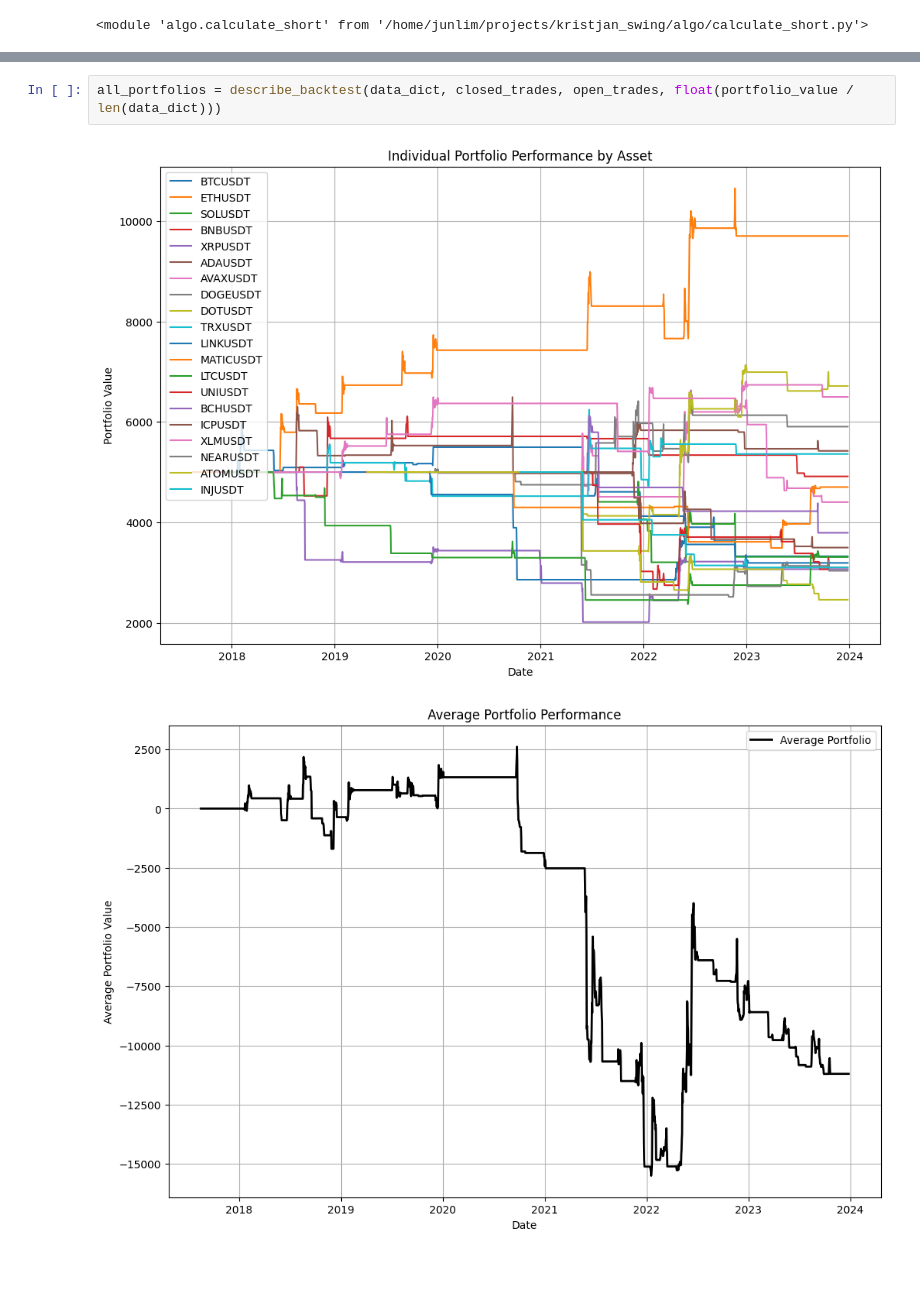
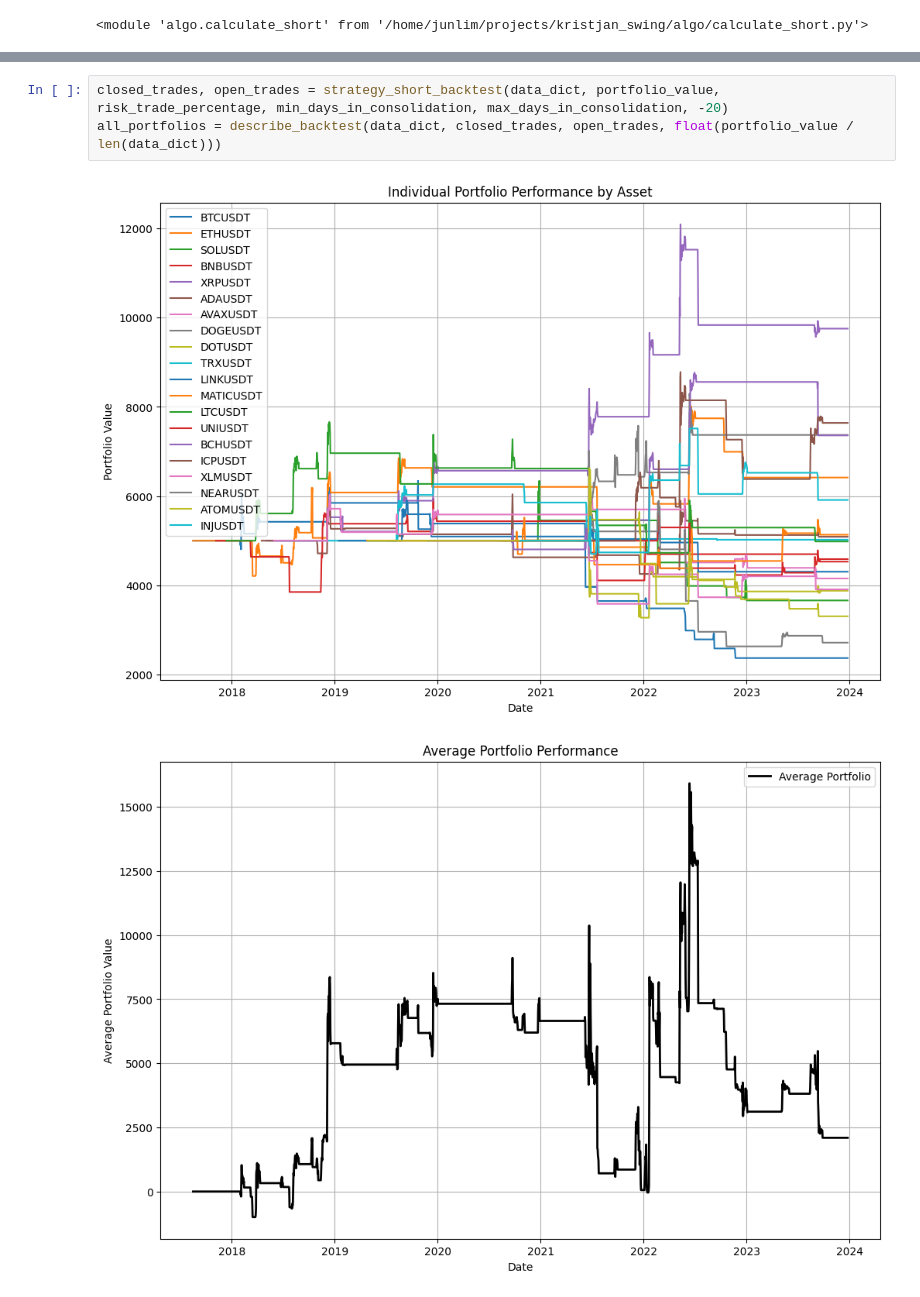
Before and after one commit to sculd/kristjan_swing-, a Jupyter notebook: backtest_kristjan_short.ipynb, the cells around one changed output, grey strips where cells are left out. Saved outputs shown, nothing was run; the diff lists cells and outputs as text; blank space fills up the shorter version.

```diff
--- a/backtest_kristjan_short.ipynb
+++ b/backtest_kristjan_short.ipynb
@@ -103,5 +106,6 @@ closed_trades, open_trades = strategy_short_backtest(data_dict, portfolio_value,
-# %%
-all_portfolios = describe_backtest(data_dict, closed_trades, open_trades, float(portfolio_value / len(data_dict)))
-# %% [output]
-[figure, removed]
-[figure, removed]
+# %%
+closed_trades, open_trades = strategy_short_backtest(data_dict, portfolio_value, risk_trade_percentage, min_days_in_consolidation, max_days_in_consolidation, -20)
+all_portfolios = describe_backtest(data_dict, closed_trades, open_trades, float(portfolio_value / len(data_dict)))
+# %% [output]
+[figure, added]
+[figure, added]
```
Also changed, not shown: parts of 6 cells of this notebook, 6 other files.
